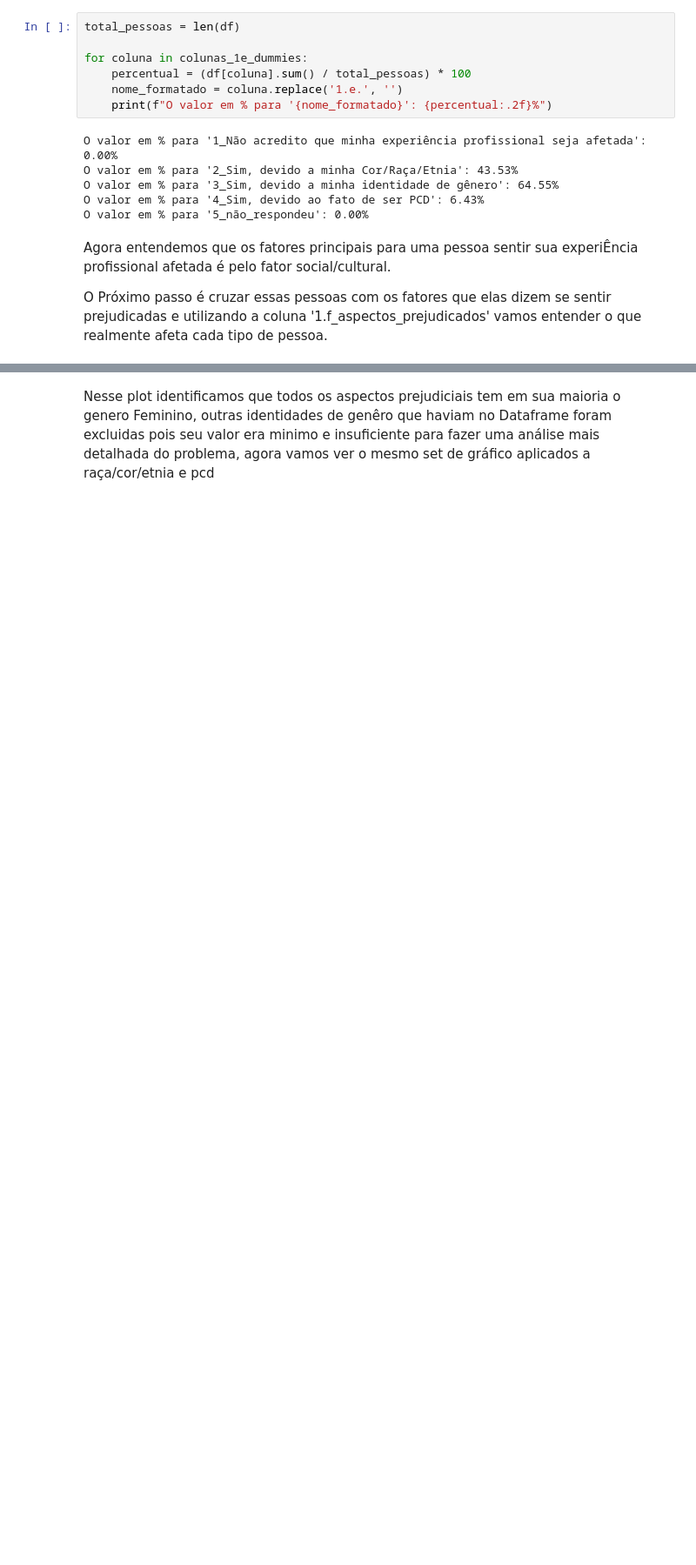
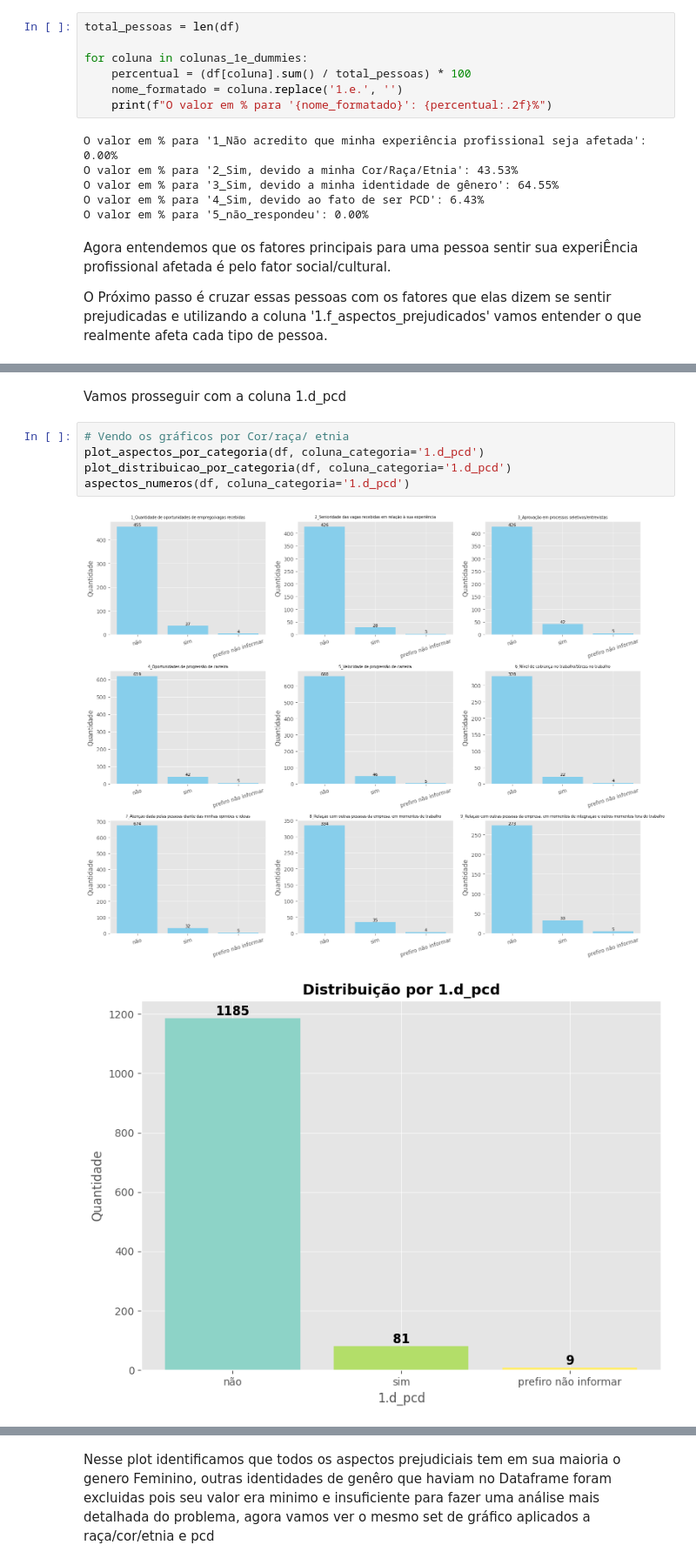
Before and after one commit to rodriguesgui/DC-Data-Glow-Up, a Jupyter notebook: src/main.ipynb, the cells around one changed output, grey strips where cells are left out. Shown at 87% size. Cells and saved outputs as stored; diff of their text form; blank space fills up the shorter version.

```diff
--- a/src/main.ipynb
+++ b/src/main.ipynb
@@ -764,0 +939,10 @@ plt.show()
+# %% [markdown]
+Vamos prosseguir com a coluna 1.d_pcd
+# %%
+# Vendo os gráficos por Cor/raça/ etnia
+plot_aspectos_por_categoria(df, coluna_categoria='1.d_pcd')
+plot_distribuicao_por_categoria(df, coluna_categoria='1.d_pcd')
+aspectos_numeros(df, coluna_categoria='1.d_pcd')
+# %% [output]
+[figure, added]
+[figure, added]
```
Also changed, not shown: parts of 19 cells of this notebook.
